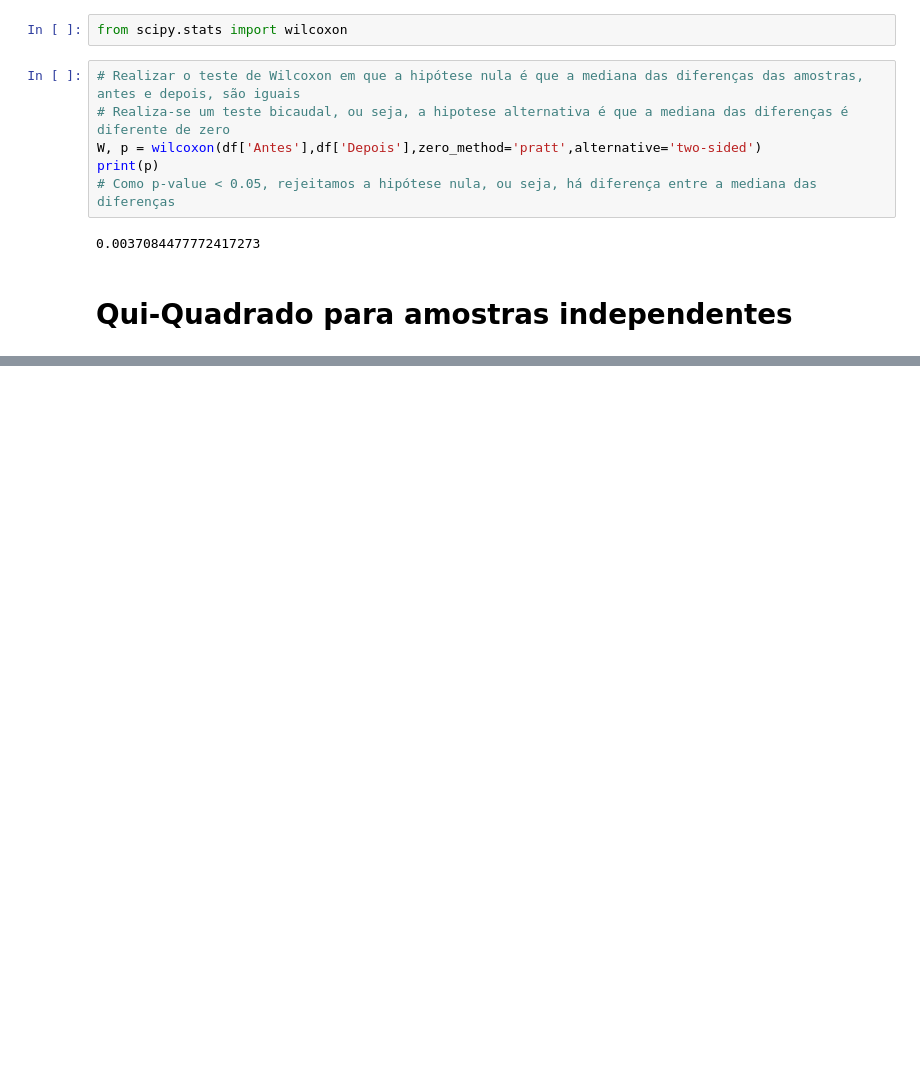
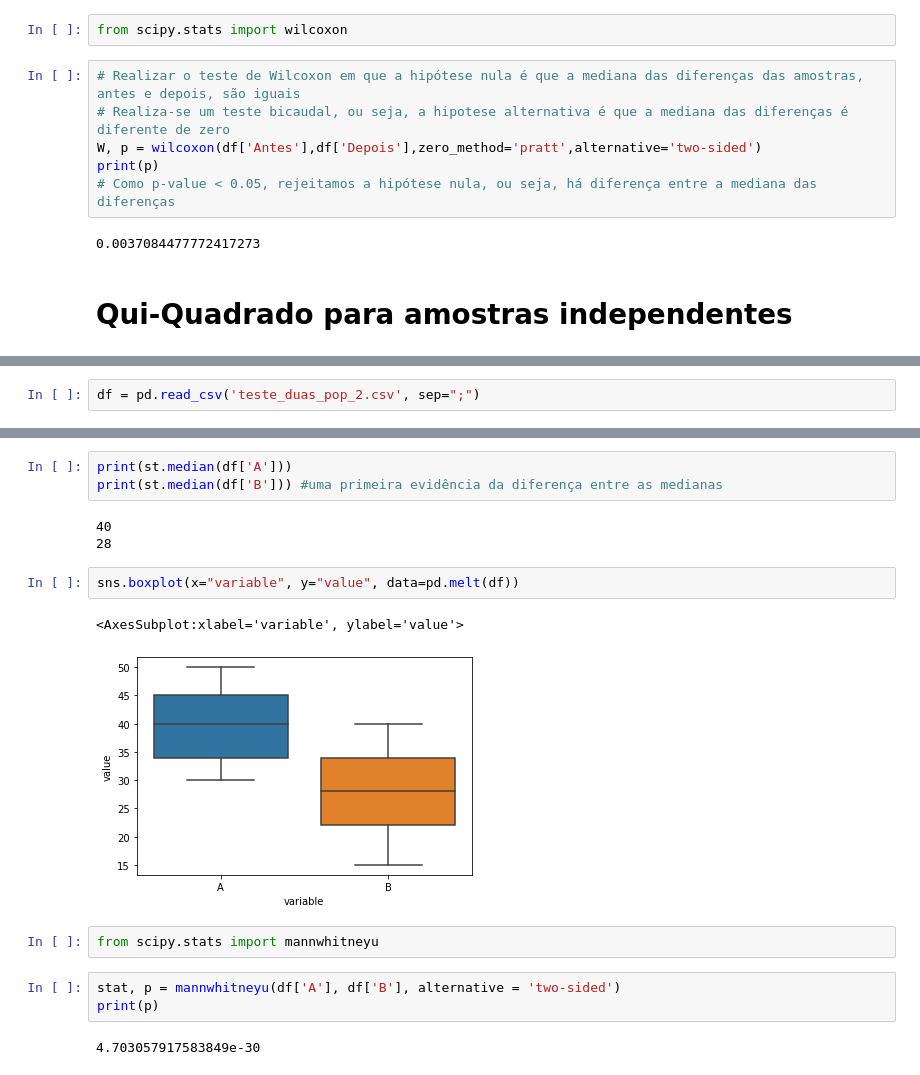
Before and after one commit to GCabral95/Estatistica, a Jupyter notebook: Teste de Hipótese - Duas Amostras.ipynb, the cells around one changed output, grey strips where cells are left out. Drawn from its saved outputs; the diff is of its cells as text; blank space fills up the shorter version.

```diff
--- a/Teste de Hipótese - Duas Amostras.ipynb
+++ b/Teste de Hipótese - Duas Amostras.ipynb
@@ -334,0 +371,2 @@ print(p)
+# %%
+df = pd.read_csv('teste_duas_pop_2.csv', sep=";")
@@ -334,0 +382,18 @@ print(p)
+# %%
+print(st.median(df['A']))
+print(st.median(df['B'])) #uma primeira evidência da diferença entre as medianas
+# %% [output]
+40
+28
+# %%
+sns.boxplot(x="variable", y="value", data=pd.melt(df))
+# %% [output]
+<AxesSubplot:xlabel='variable', ylabel='value'>
+[figure, added]
+# %%
+from scipy.stats import mannwhitneyu
+# %%
+stat, p = mannwhitneyu(df['A'], df['B'], alternative = 'two-sided')
+print(p)
+# %% [output]
+4.703057917583849e-30
```
Also changed, not shown: parts of 12 cells of this notebook.
